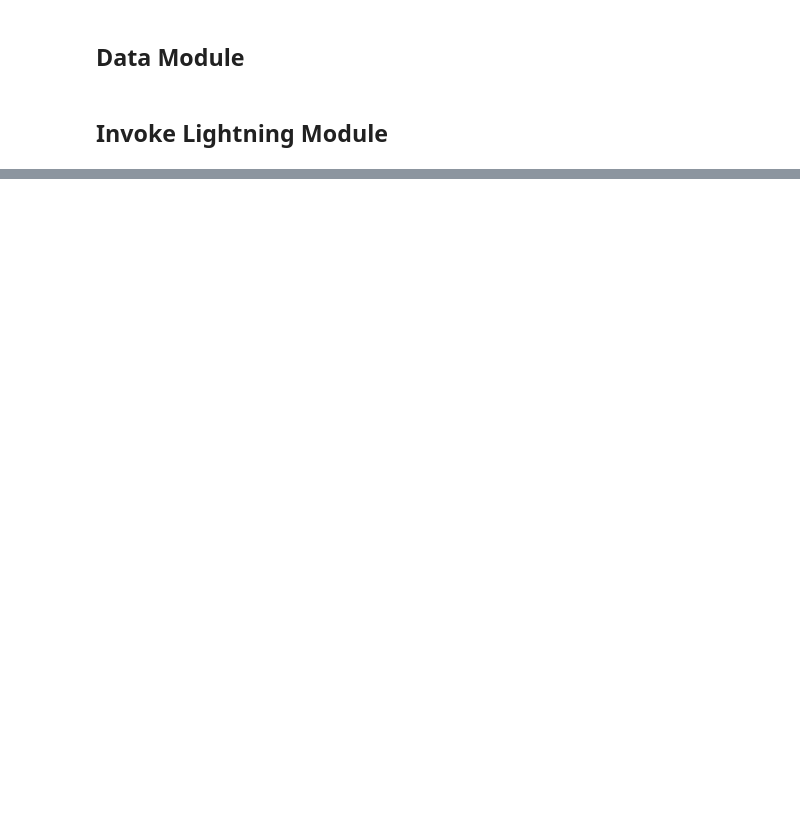
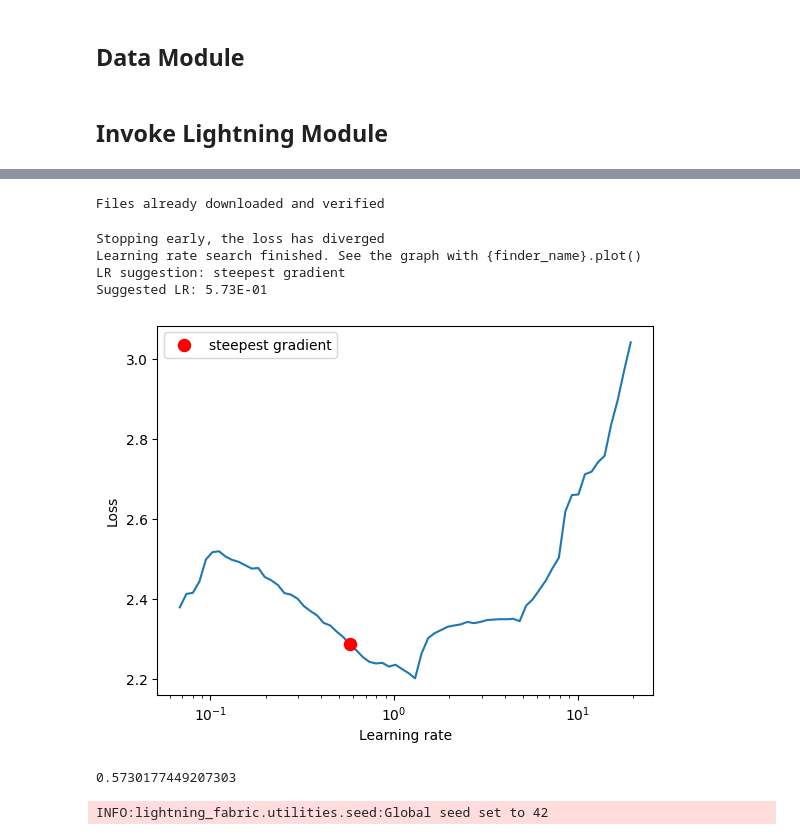
Before and after one commit to aakashvardhan/pl-wrapper, a Jupyter notebook: notebooks/cifar-10-baseline.ipynb, the cells around one changed output, grey strips where cells are left out. Saved outputs shown, nothing was run; the diff lists cells and outputs as text; code cells hidden in the pictures; blank space fills up the shorter version.

Commit message:
updated lightning wrapper

```diff
--- a/notebooks/cifar-10-baseline.ipynb
+++ b/notebooks/cifar-10-baseline.ipynb
@@ -87,3 +83,22 @@ model = LitModel()
+# %%
+best_lr = max_LR_finder(cifar10_dm.train_dataloader())
+# %% [output]
+Files already downloaded and verified
+Stopping early, the loss has diverged
+Learning rate search finished. See the graph with {finder_name}.plot()
+LR suggestion: steepest gradient
+Suggested LR: 5.73E-01
+[figure, added]
+# %%
+best_lr = best_lr[1]
+best_lr
+# %% [output]
+0.5730177449207303
+# %%
+BATCH_SIZE = 256
+model = model_init(BATCH_SIZE,best_lr,30)
+# %% [output]
+INFO:lightning_fabric.utilities.seed:Global seed set to 42
 # %%
 # Tensorboard logger
 tb_logger = TensorBoardLogger(save_dir="logs/", name="model")
```
Also changed, not shown: parts of 8 cells of this notebook, 15 other files.
